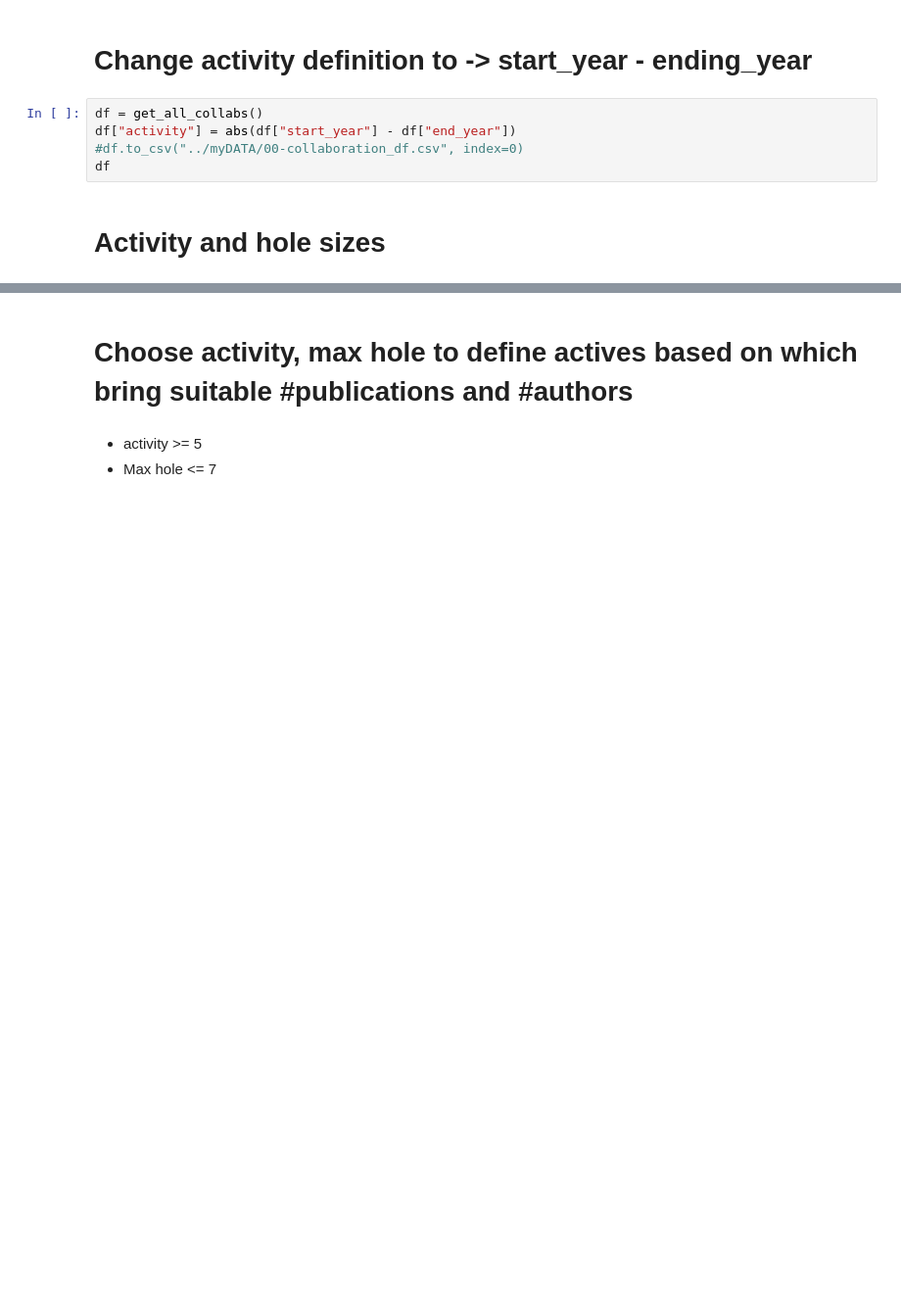
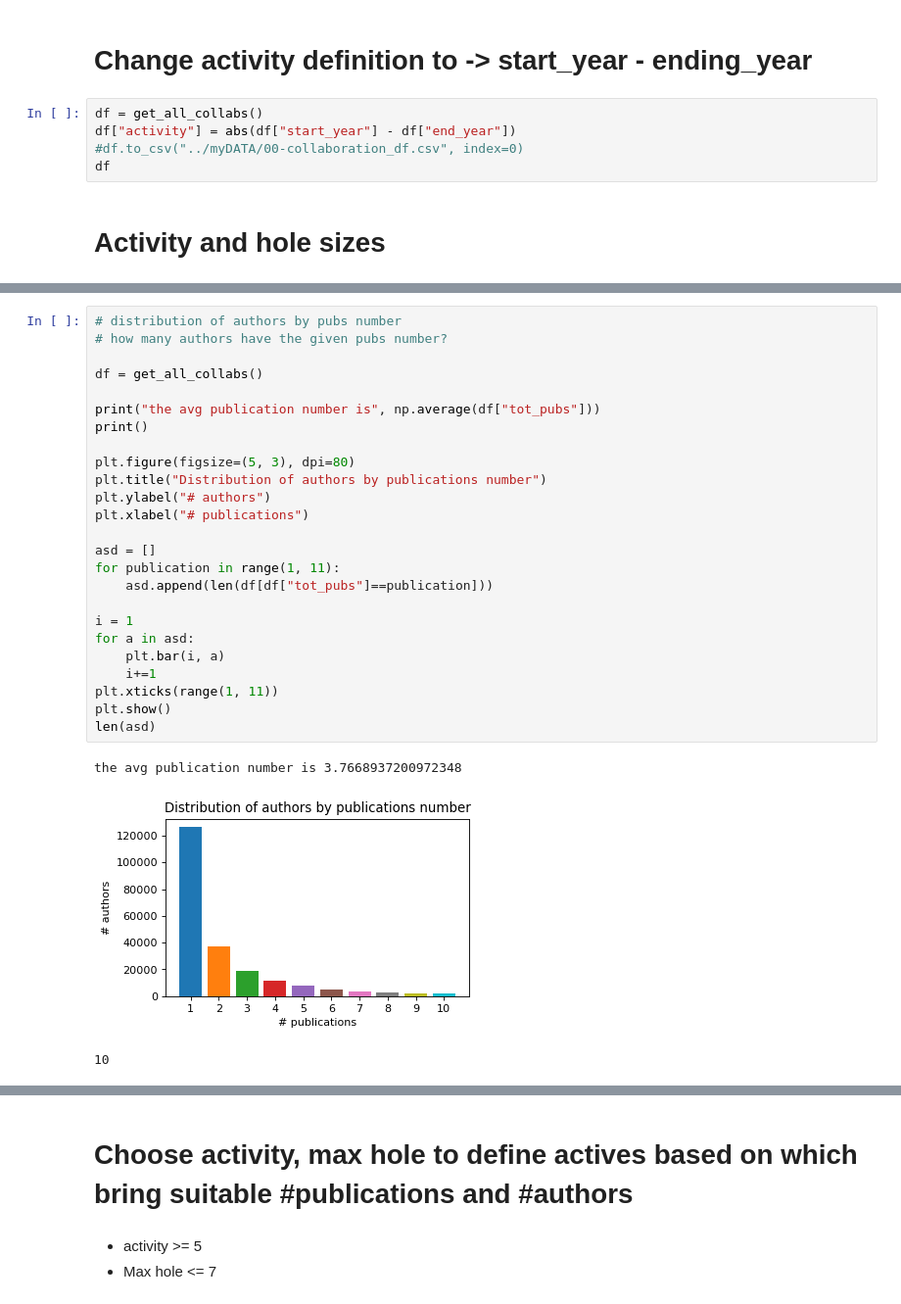
Before and after one commit to LeonardoSer/INRIA_Internship, a Jupyter notebook: 00_quick_references/tmp.ipynb, the cells around one changed output, grey strips where cells are left out. Shown at 98% size. Drawn from its saved outputs; the diff is of its cells as text; blank space fills up the shorter version.

```diff
--- a/00_quick_references/tmp.ipynb
+++ b/00_quick_references/tmp.ipynb
@@ -267,0 +309,29 @@ activity         #authors
+# %%
+# distribution of authors by pubs number
+# how many authors have the given pubs number?
+
+df = get_all_collabs()
+
+print("the avg publication number is", np.average(df["tot_pubs"]))
+print()
+
+plt.figure(figsize=(5, 3), dpi=80)
+plt.title("Distribution of authors by publications number")
+plt.ylabel("# authors")
+plt.xlabel("# publications")
+
+asd = []
+for publication in range(1, 11):
+    asd.append(len(df[df["tot_pubs"]==publication]))
+
+i = 1
+for a in asd:
+    plt.bar(i, a)
+    i+=1
+plt.xticks(range(1, 11))
+plt.show()
+len(asd)
+# %% [output]
+the avg publication number is 3.7668937200972348
+[figure, added]
+10
```
Also changed, not shown: parts of 13 cells of this notebook, 6 other files.
